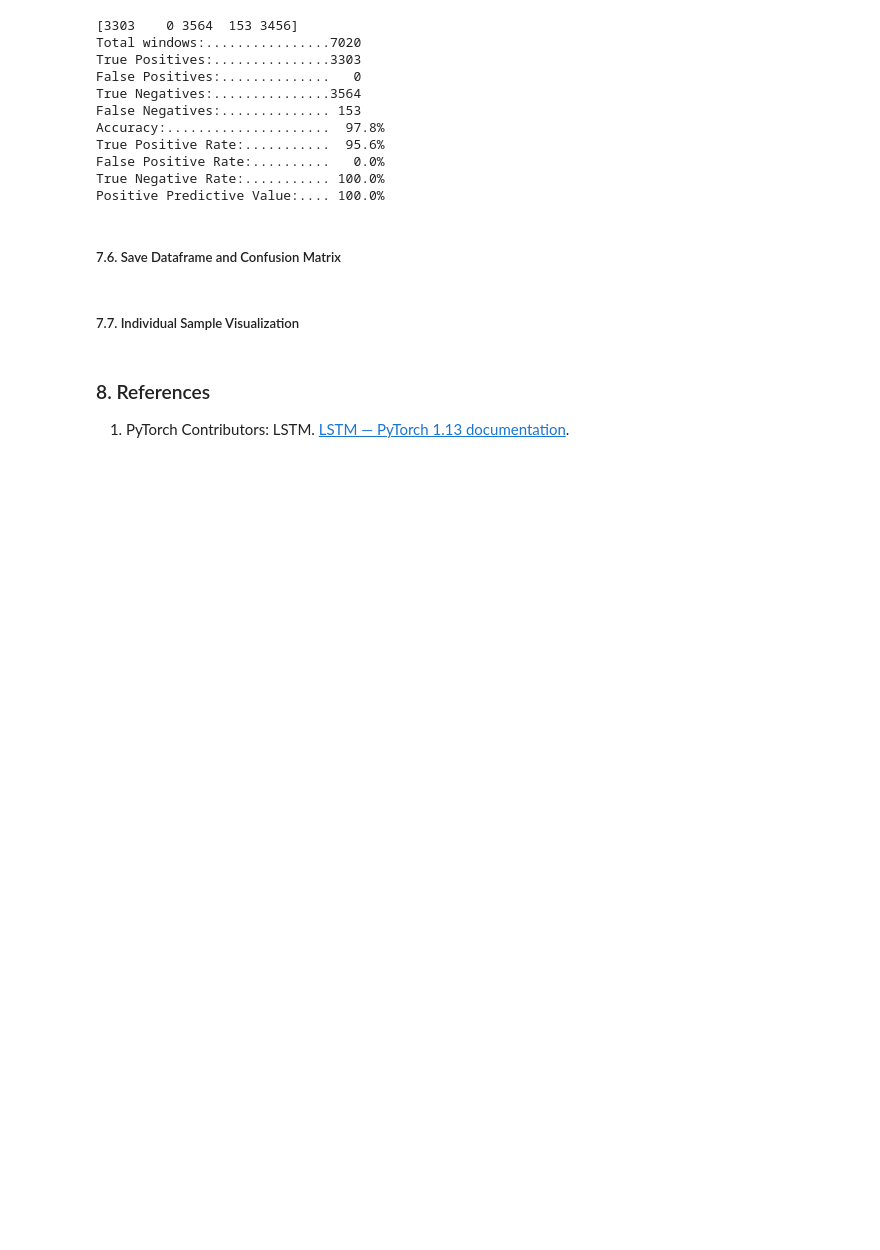
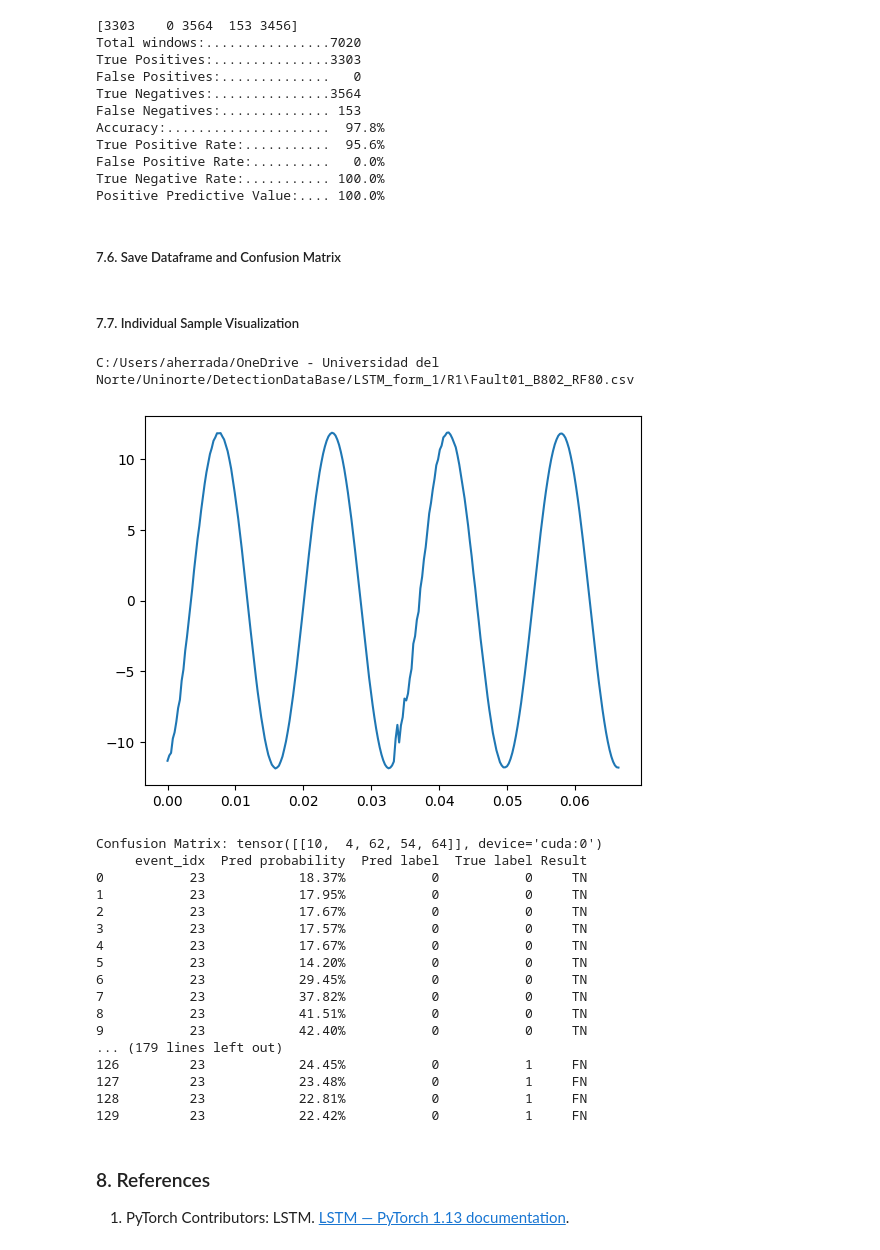
Before and after one commit to alvarohc777/pyTorch, a Jupyter notebook: Formulacion_1_R1.ipynb, the cells around one changed output. Drawn from its saved outputs; the diff is of its cells as text; code cells hidden in the pictures; blank space fills up the shorter version.

```diff
--- a/Formulacion_1_R1.ipynb
+++ b/Formulacion_1_R1.ipynb
@@ -564,8 +564,8 @@ def signal_exploration(idx: int, dataset, model, plot_signal: bool = True):
         plt.plot(t, signal)
         plt.show()
     conf_matrix = torch.zeros(1, 5, dtype=torch.int64).to(device)
-    preds = torch.empty((0, 1))
-    labels = torch.empty((0, 1))
+    preds = torch.empty((0, 1)).to(device)
+    labels = torch.empty((0, 1)).to(device)
     for i in range(idx_min, idx_max + 1):
         signal, y = dataset.__getitem__(i)
         y = torch.unsqueeze(y, 0).to(device)
@@ -616,14 +616,14 @@ def print_metrics(metrics):
 ##### 7.2. Data Exploration
 # %%
 # Seleccionar pesos de modelo
-# model.load_state_dict(torch.load('./models/LSTMHarmonic_weights_R3_934.pth'))
+model.load_state_dict(torch.load('./models/LSTMHarmonic_weights_R3_934.pth'))
 # model.load_state_dict(torch.load("./models/LSTMHarmonic_weights_R1_996.pth"))
-model.load_state_dict(torch.load('./models/LSTMHarmonic_weights_R2_978.pth'))
+# model.load_state_dict(torch.load('./models/LSTMHarmonic_weights_R2_978.pth'))
 
 # Select Signal Name
 # signal_name = "I: X0023A-R1A"
-signal_name = "I: X0004A-R2A"
-# signal_name = "I: X0071A-R3A"
+# signal_name = "I: X0004A-R2A"
+signal_name = "I: X0071A-R3A"
 
 # Create Dataset
 dataset = Form1Dataset(
@@ -744,21 +778,41 @@ Positive Predictive Value:.... 100.0%
 ##### 7.7. Individual Sample Visualization
 # %%
 # Create signal_df
-event_idx = 18
+event_idx = 23
 print(dataset.csv_list[event_idx])
 sample_df, conf_matrix = signal_exploration(event_idx, dataset, model)
 metrics = conf_matrix_metrics(conf_matrix)
 print(f"Confusion Matrix: {conf_matrix}")
 print(sample_df)
 plot_confusion_matrix(metrics)
 false_positive = sample_df.query('Result == "FP"')
 false_negative = sample_df.query('Result == "FN"')
 # sample_df = pd.concat([sample_df, sample_df])
 print("FALSE POSITVES")
 print(false_positive)
 print("")
 print("FALSE NEGATIVES")
 print(false_negative)
+# %% [output]
+C:/Users/aherrada/OneDrive - Universidad del Norte/Uninorte/DetectionDataBase/LSTM_form_1/R1\Fault01_B802_RF80.csv
+[figure, added]
+Confusion Matrix: tensor([[10,  4, 62, 54, 64]], device='cuda:0')
+     event_idx  Pred probability  Pred label  True label Result
+0           23            18.37%           0           0     TN
+1           23            17.95%           0           0     TN
+2           23            17.67%           0           0     TN
+3           23            17.57%           0           0     TN
+4           23            17.67%           0           0     TN
+5           23            14.20%           0           0     TN
+6           23            29.45%           0           0     TN
+7           23            37.82%           0           0     TN
+8           23            41.51%           0           0     TN
+9           23            42.40%           0           0     TN
+... (179 lines left out)
+126         23            24.45%           0           1     FN
+127         23            23.48%           0           1     FN
+128         23            22.81%           0           1     FN
+129         23            22.42%           0           1     FN
 # %%
 def update_fig(fig):
     fig.update_traces(line_color="#EEEEEE", line_width=2)
```
Also changed, not shown: parts of 3 cells of this notebook, 2 other files.
